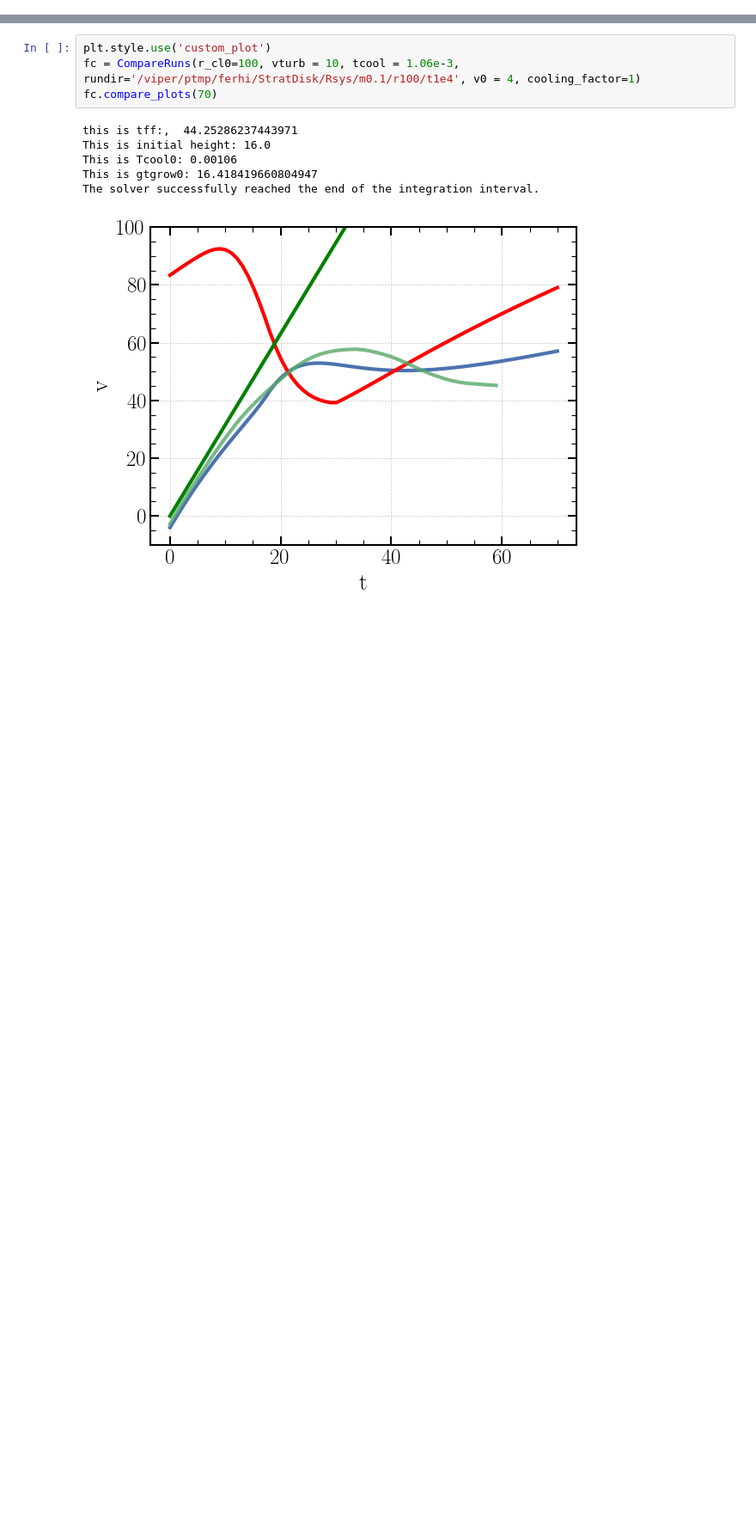
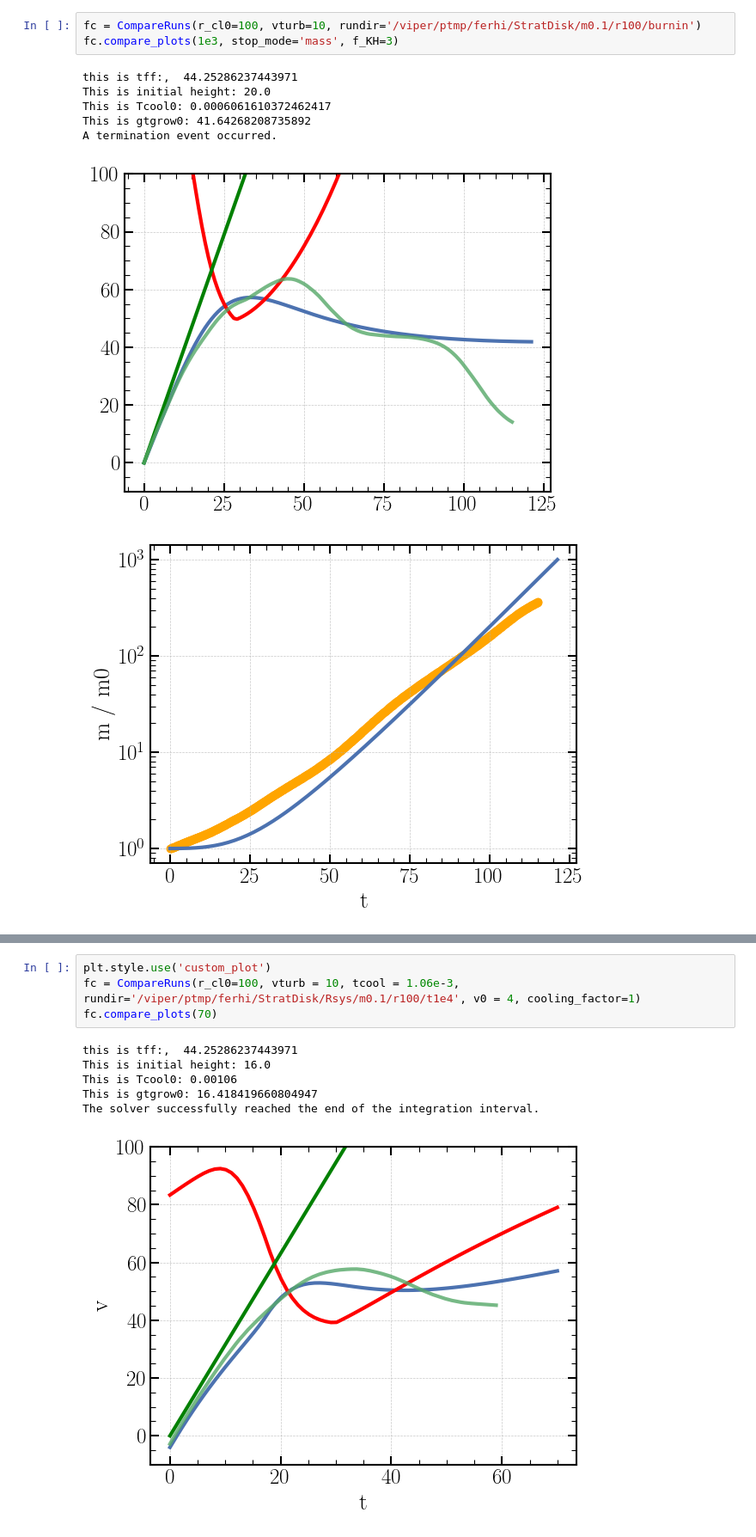
Before and after one commit to fermentando/own_package, a Jupyter notebook: plots/turbulent_infalling.ipynb, the cells around one changed output, grey strips where cells are left out. Shown at 86% size. Saved outputs shown, nothing was run; the diff lists cells and outputs as text; blank space fills up the shorter version.

```diff
--- a/plots/turbulent_infalling.ipynb
+++ b/plots/turbulent_infalling.ipynb
@@ -328,3 +398,14 @@ class CompareRuns(object):
+# %%
+fc = CompareRuns(r_cl0=100, vturb=10, rundir='/viper/ptmp/ferhi/StratDisk/m0.1/r100/burnin')
+fc.compare_plots(1e3, stop_mode='mass', f_KH=3)
+# %% [output]
+this is tff:,  44.25286237443971
+This is initial height: 20.0
+This is Tcool0: 0.0006061610372462417
+This is gtgrow0: 41.64268208735892
+A termination event occurred.
+[figure, added]
+[figure, added]
 # %%
 fc = CompareRuns(0.3, h0=20, vturb =10, rundir='/viper/ptmp/ferhi/StratDisk/tgrowtff/m0.1/h20', v0=10)
 fc.compare_plots(1e3, stop_mode='mass')
```
Also changed, not shown: parts of 9 cells of this notebook, 12 other files.
